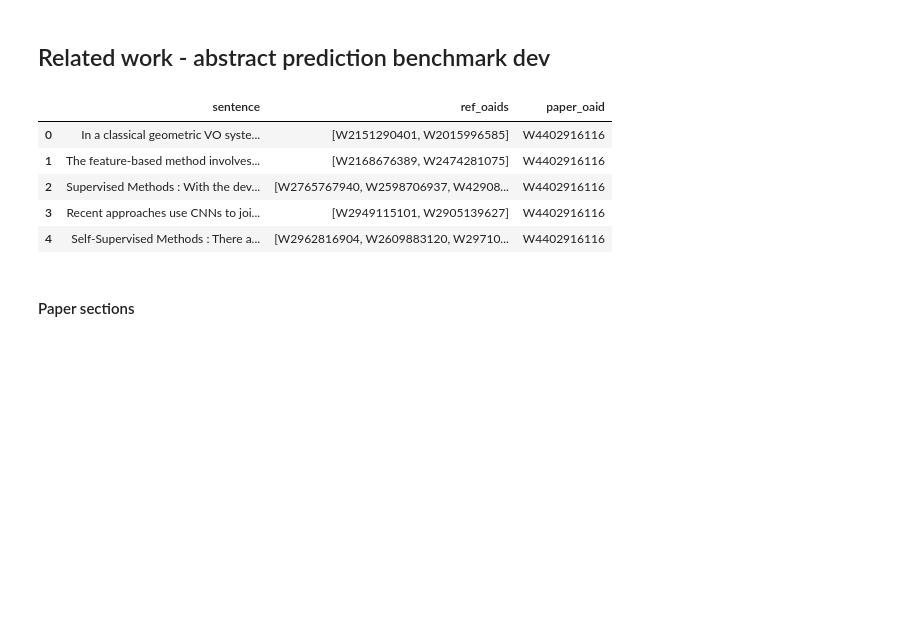
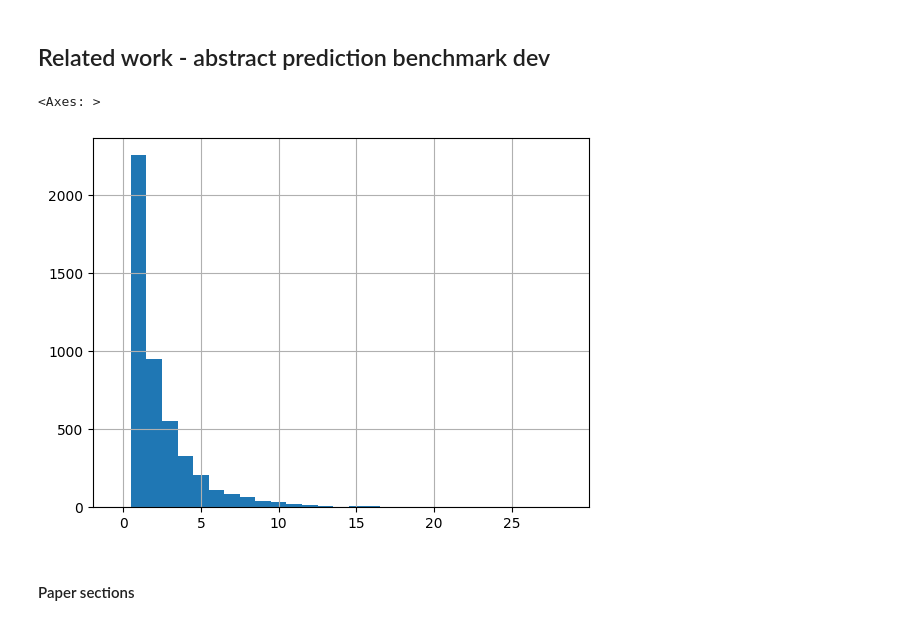
Before and after one commit to LuisCarretero/dsl-research-assistant, a Jupyter notebook: src/semantic_search/dev/benchmarking_dev.ipynb, the cells around one changed output. Drawn from its saved outputs; the diff is of its cells as text; code cells hidden in the pictures; blank space fills up the shorter version.

```diff
--- a/src/semantic_search/dev/benchmarking_dev.ipynb
+++ b/src/semantic_search/dev/benchmarking_dev.ipynb
@@ -211,12 +211,3 @@ def remove_intext_citations(text: str) -> str:
 benchmark_data = pd.DataFrame(metadata)
 benchmark_data['sentence'] = benchmark_data['sentence'].apply(remove_intext_citations)
 benchmark_data.rename(columns={'sentence': 'text', 'ref_oaids': 'references'}, inplace=True)
-# %%
-benchmark_data.head()
-# %% [output]
-|  | sentence | ref_oaids | paper_oaid |
-| 0 | In a classical geometric VO syste... | [W2151290401, W2015996585] | W4402916116 |
-| 1 | The feature-based method involves... | [W2168676389, W2474281075] | W4402916116 |
-| 2 | Supervised Methods : With the dev... | [W2765767940, W2598706937, W42908... | W4402916116 |
-| 3 | Recent approaches use CNNs to joi... | [W2949115101, W2905139627] | W4402916116 |
-| 4 | Self-Supervised Methods : There a... | [W2962816904, W2609883120, W29710... | W4402916116 |
@@ -368,3 +214,8 @@ def run_related_work_benchmark(
+# %%
+benchmark_data.references.apply(len).hist(bins=range(0, 30, 1), align='left')
+# %% [output]
+<Axes: >
+[figure, added]
 # %% [markdown]
 #### Paper sections
 # %%
```
Also changed, not shown: parts of 10 cells of this notebook, 2 other files.
